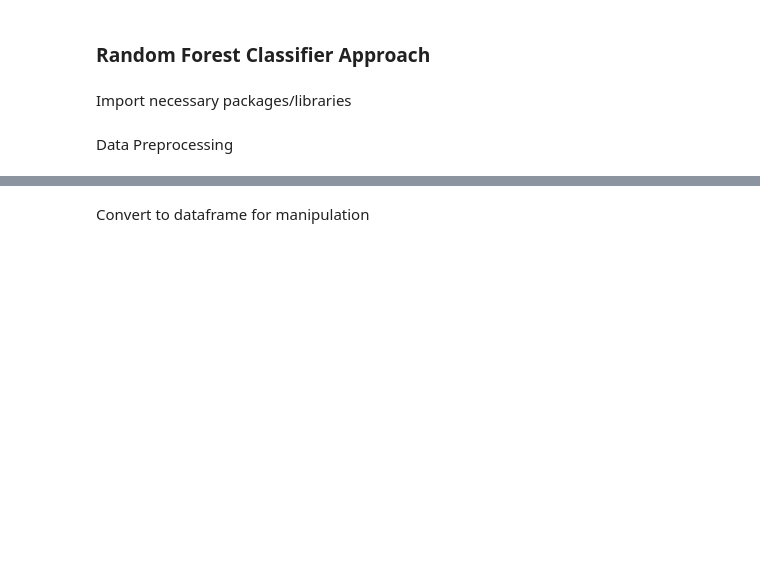
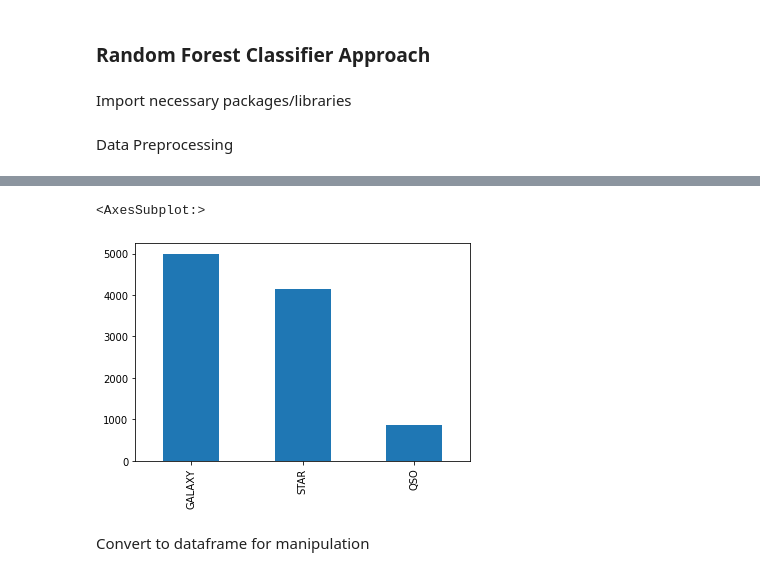
Before and after one commit to Alexandre-Frantz/Assignment-1, a Jupyter notebook: ML_technical_assignment_1_Alexandre_Frantz_0170616914.ipynb, the cells around one changed output, grey strips where cells are left out. Drawn from its saved outputs; the diff is of its cells as text; code cells hidden in the pictures; blank space fills up the shorter version.

```diff
--- a/ML_technical_assignment_1_Alexandre_Frantz_0170616914.ipynb
+++ b/ML_technical_assignment_1_Alexandre_Frantz_0170616914.ipynb
@@ -234,3 +305,8 @@ dataset.dropna()
+# %%
+dataset['class'].value_counts().plot.bar()
+# %% [output]
+<AxesSubplot:>
+[figure, added]
 # %% [markdown]
 Convert to dataframe for manipulation
 # %%
```
Also changed, not shown: parts of 45 cells of this notebook, 6 other files.
